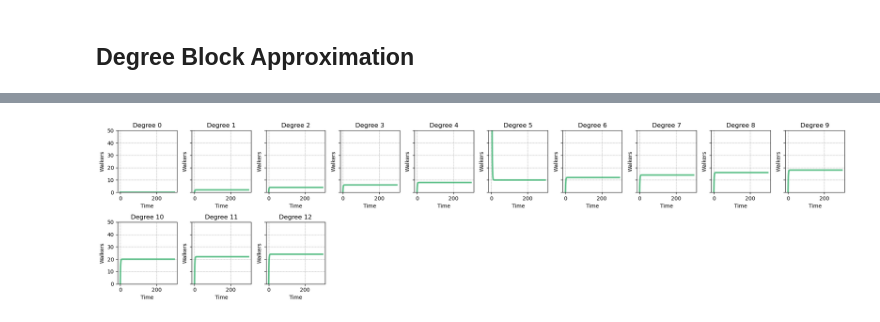
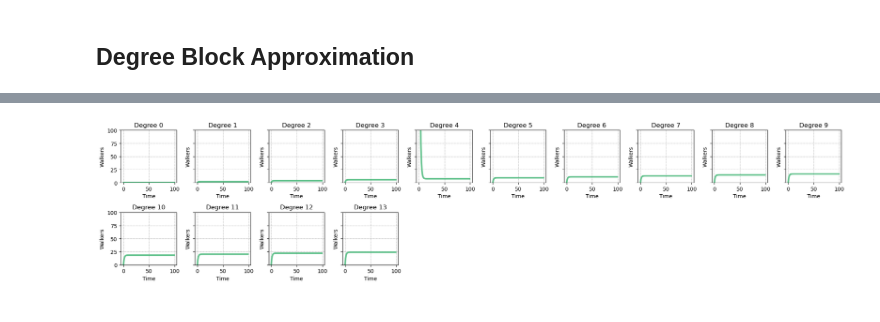
Before and after one commit to nmoghaddas19/PHYS-7335, a Jupyter notebook: random_walks/code.ipynb, the cells around one changed output, grey strips where cells are left out. Saved outputs shown, nothing was run; the diff lists cells and outputs as text; code cells hidden in the pictures.

```diff
--- a/random_walks/code.ipynb
+++ b/random_walks/code.ipynb
@@ -213,6 +268,7 @@ def degree_block_random_walk(G, w0, t, r):
         dict: A dictionary mapping each degree block (k) to a list of the number of walkers at each time step.
     """
     wk = w0 # initial conqditions
+    k_bar = sum(dict(G.degree()).values())/len(G.degree()) # average degree
     for i in range(t-1):
         for k, n_walkers_list in wk.items():
             n_walkers = n_walkers_list[-1] # get W_k(t)
@@ -222,15 +278,10 @@ def degree_block_random_walk(G, w0, t, r):
     return wk
 # %%
 W = 1000
-w0 = {i: [0] if i != 0 else [W] for i in er_network.nodes()}
-degree_dict = dict(nx.degree(er_network))
-k_bar = sum(dict(er_network.degree()).values())/len(er_network.degree()) # average degree
+w0 = {i: [0] if i != 0 else [W] for i in ba_network.nodes()}
+degree_dict = dict(nx.degree(ba_network))
 max_degree = max(degree_dict.values())
-wk = {k: [0] for k in range(max_degree+1)}
-for i in er_network.nodes():
-    wk[degree_dict[i]][0] += w0[i][0] #/ sum(1 for d in degree_dict.values() if d == degree_dict[i])
-
-r = 0.5
-t= 100
-
-wk = degree_block_random_walk(er_network, wk, t, r)
+wk_ba = {k: [0] for k in range(max_degree+1) if k in degree_dict.values()}
+for i in ba_network.nodes():
+    wk_ba[degree_dict[i]][0] += w0[i][0]
+wk_ba
@@ -257,25 +303,48 @@ degrees
+# %%
+W = 1000
+w0 = {i: [0] if i != 0 else [W] for i in er_network.nodes()}
+degree_dict = dict(nx.degree(er_network))
+max_degree = max(degree_dict.values())
+wk = {k: [0] for k in range(max_degree+1)}
+for i in er_network.nodes():
+    wk[degree_dict[i]][0] += w0[i][0]
+
+r = 0.5
+t= 100
+
+wk = degree_block_random_walk(er_network, wk, t, r)
+
+W = 1000
+w0 = {i: [0] if i != 0 else [W] for i in ba_network.nodes()}
+degree_dict = dict(nx.degree(ba_network))
+max_degree = max(degree_dict.values())
+wk_ba = {k: [0] for k in range(max_degree+1) if k in degree_dict.values()}
+for i in ba_network.nodes():
+    wk_ba[degree_dict[i]][0] += w0[i][0]
+
+wk_ba = degree_block_random_walk(ba_network, wk_ba, t, r)
 # %%
-fig, axes = plt.subplots(2, 10, figsize=(20, 5), sharey=True)
+fig, axes = plt.subplots(2, 10, figsize=(20, 4.5), sharey=True)
 
 # Flatten the axes array for easy iteration
 axes = axes.flatten()
 degrees = dict(er_network.degree())
 # Plot the number of walkers in each degree class
 for i, (degree_class, walkers) in enumerate(wk.items()):
     if i >= max(degrees.values())+1:  # Only plot the first 13 panels
         break
     axes[i].plot(walkers, linewidth=3, color="mediumseagreen", alpha=0.8)
     axes[i].set_title(f'Degree {degree_class}')
     axes[i].set_xlabel('Time')
     axes[i].set_ylabel('Walkers')
     axes[i].grid(color='#999999', linestyle='--', linewidth=0.5)
-    axes[i].set_ylim(0, max(max(walkers), 50))
+    axes[i].set_ylim(0, 100)
 
 # Hide the remaining empty panels
 for j in range(i + 1, len(axes)):
     fig.delaxes(axes[j])
 
 plt.tight_layout()
 plt.show()
 # %% [output]
-[figure, old version]
+[figure, new version]
```
Also changed, not shown: parts of 21 cells of this notebook.
